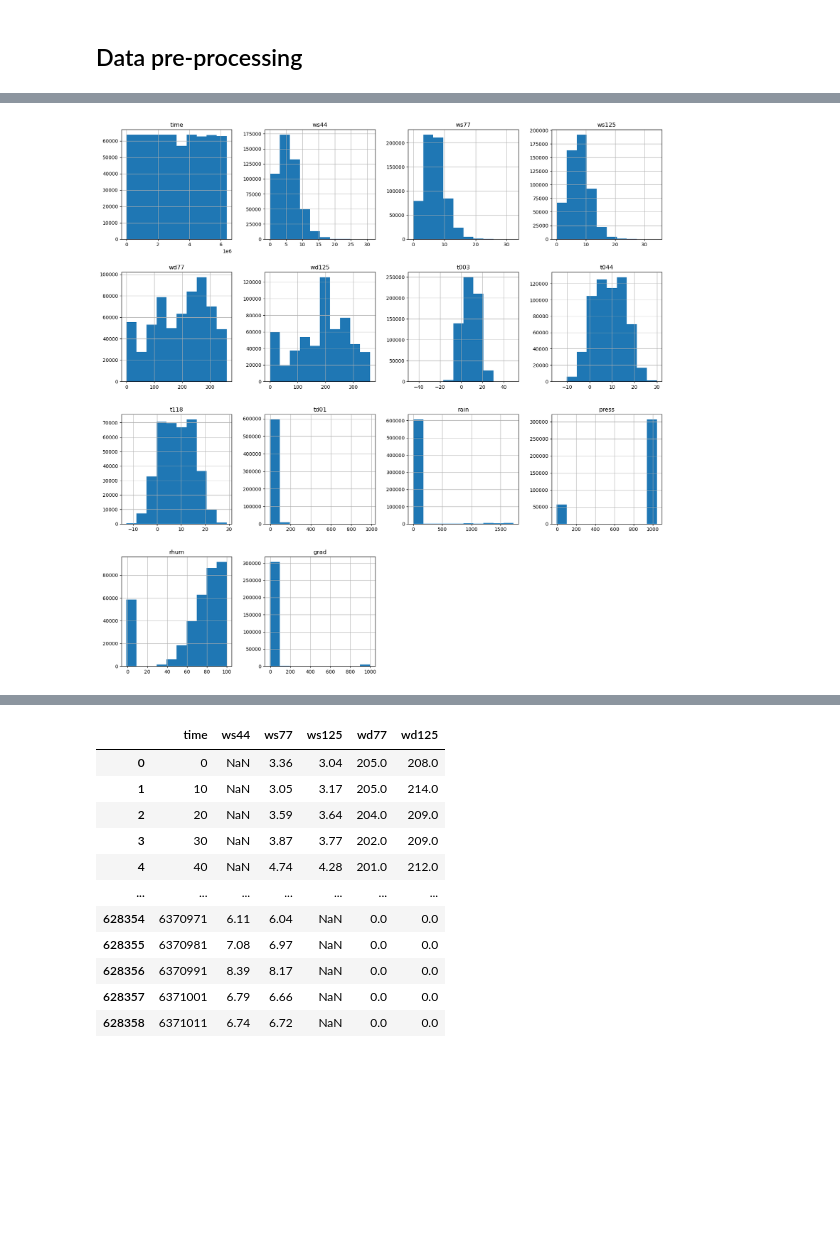
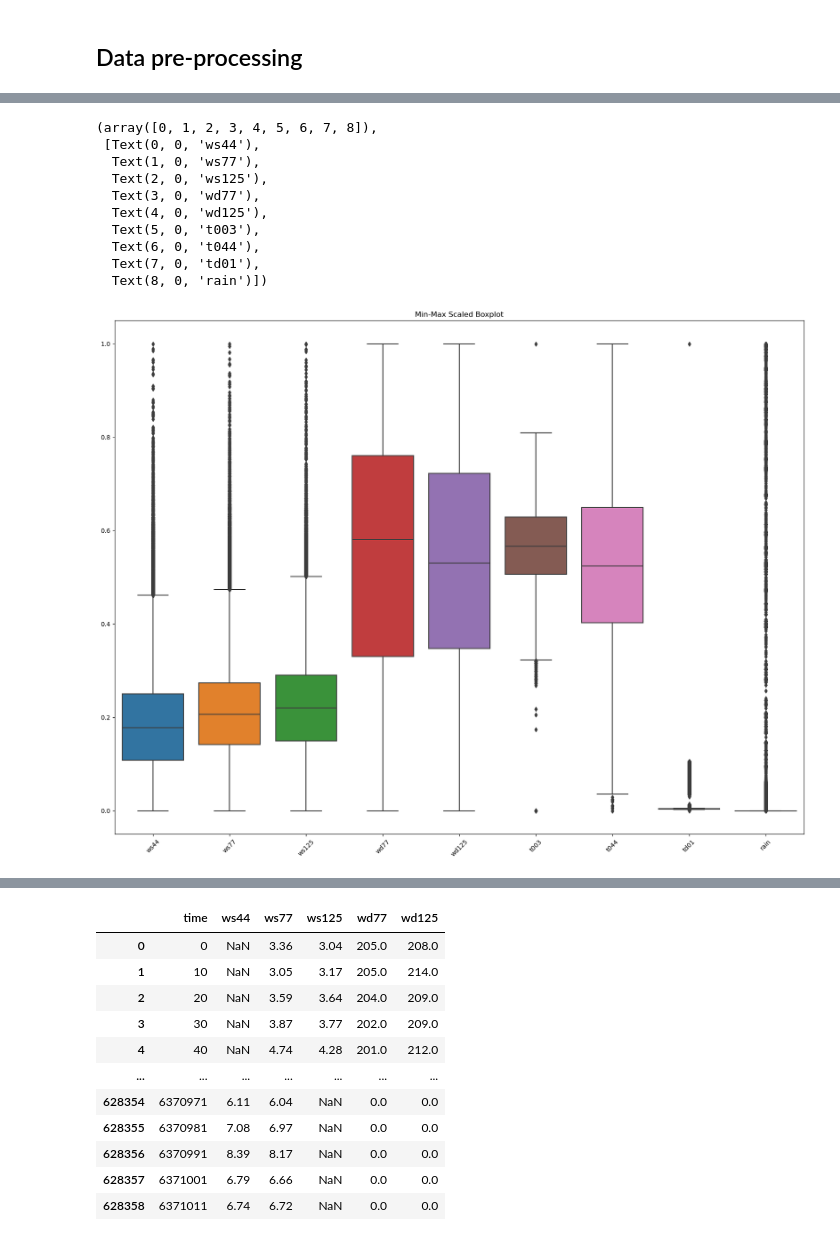
Before and after one commit to MAL-flowdemort/assignment_4, a Jupyter notebook: Assignment 4.ipynb, the cells around one changed output, grey strips where cells are left out. Saved outputs shown, nothing was run; the diff lists cells and outputs as text; code cells hidden in the pictures; blank space fills up the shorter version.

```diff
--- a/Assignment 4.ipynb
+++ b/Assignment 4.ipynb
@@ -173,6 +241,26 @@ df_mast = df.drop(df_cols_to_drop, axis=1)
-# %%
-df_mast.hist(figsize=(20,20))
-plt.show()
-# %% [output]
-[figure, removed]
+# %%
+numeric_columns = df_mast.drop(columns=['time']).select_dtypes(include=['number'])
+min_max_scaler = MinMaxScaler()
+
+# Transform data
+min_max = min_max_scaler.fit_transform(numeric_columns)
+
+min_max_df = pd.DataFrame(min_max, columns=numeric_columns.columns)
+
+plt.figure(figsize=(20, 15))
+sns.boxplot(data=min_max_df)
+plt.title('Min-Max Scaled Boxplot')
+plt.xticks(rotation=45)
+# %% [output]
+(array([0, 1, 2, 3, 4, 5, 6, 7, 8]),
+ [Text(0, 0, 'ws44'),
+  Text(1, 0, 'ws77'),
+  Text(2, 0, 'ws125'),
+  Text(3, 0, 'wd77'),
+  Text(4, 0, 'wd125'),
+  Text(5, 0, 't003'),
+  Text(6, 0, 't044'),
+  Text(7, 0, 'td01'),
+  Text(8, 0, 'rain')])
+[figure, added]
 # %%
```
Also changed, not shown: parts of 25 cells of this notebook.
